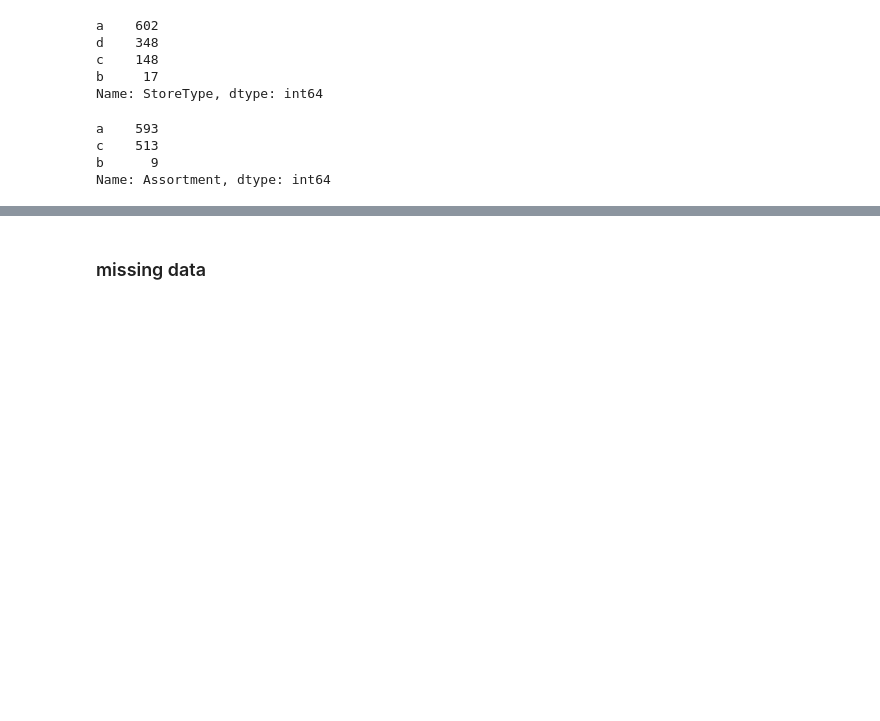
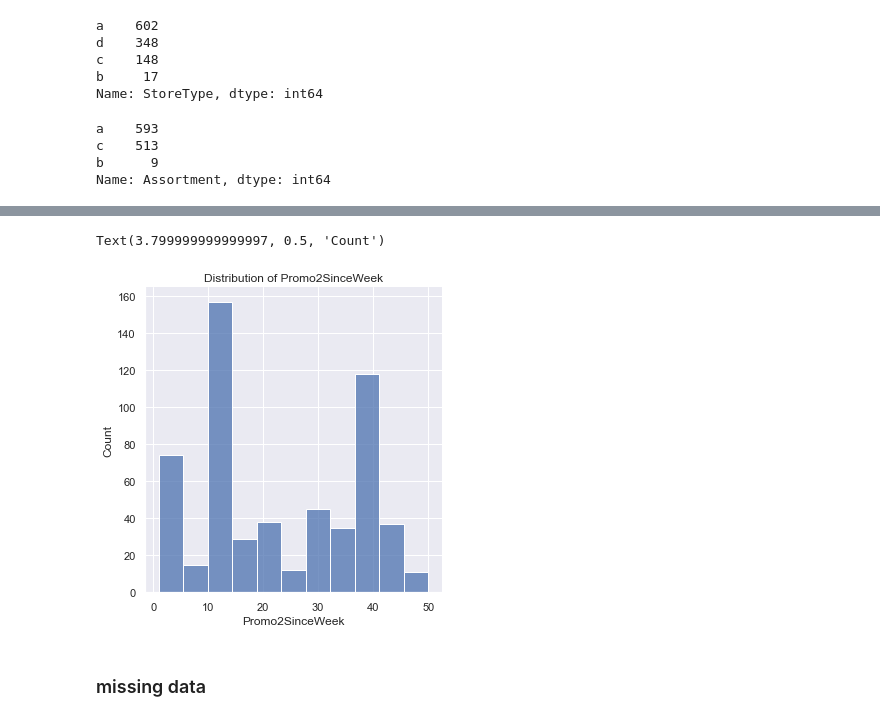
Before and after one commit to CYCCCCC/store_sales_prediction, a Jupyter notebook: store_sales.ipynb, the cells around one changed output, grey strips where cells are left out. Drawn from its saved outputs; the diff is of its cells as text; code cells hidden in the pictures; blank space fills up the shorter version.

```diff
--- a/store_sales.ipynb
+++ b/store_sales.ipynb
@@ -59,3 +81,11 @@ Name: Assortment, dtype: int64
+# %%
+sns.displot(store['Promo2SinceWeek'], kde=False)
+plt.title('Distribution of Promo2SinceWeek')
+plt.xlabel('Promo2SinceWeek')
+plt.ylabel('Count')
+# %% [output]
+Text(3.799999999999997, 0.5, 'Count')
+[figure, added]
 # %% [markdown]
 ### missing data
 # %% [markdown]
```
Also changed, not shown: parts of 6 cells of this notebook.
